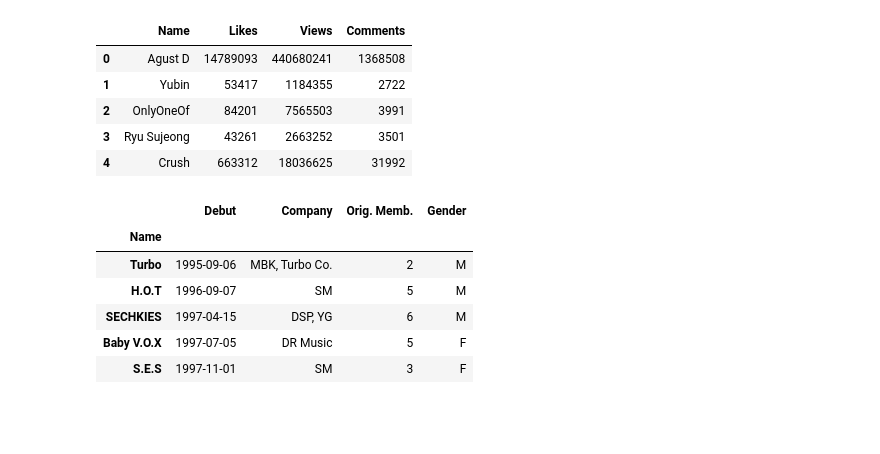
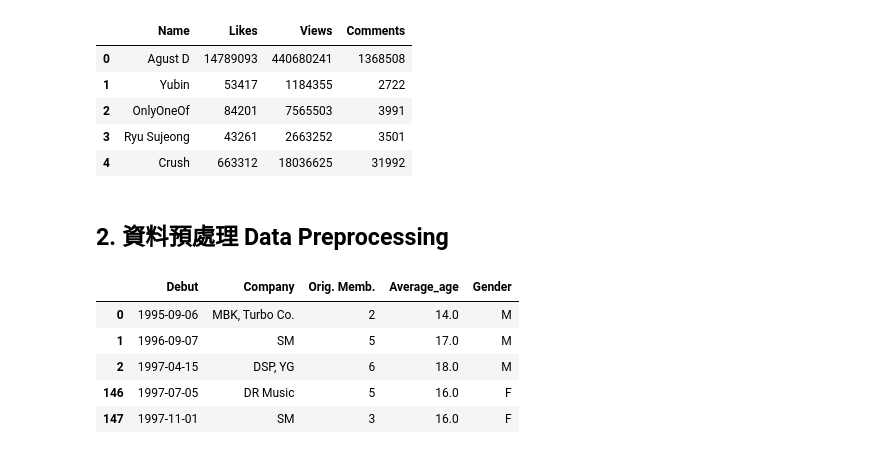
Before and after one commit to sleeping-psystudent/Dspy-Final-Project, a Jupyter notebook: Relation_analysis.ipynb, the cells around one changed output. Saved outputs shown, nothing was run; the diff lists cells and outputs as text; code cells hidden in the pictures; blank space fills up the shorter version.

```diff
--- a/Relation_analysis.ipynb
+++ b/Relation_analysis.ipynb
@@ -9,7 +11,7 @@ import matplotlib as mpl
 取`Gender`, `Age`, `Ori. Memb.`, `Year`, `Company`五個因素
 # %%
-boys=pd.read_csv("./data/kpop_idols_boy_groups.csv")
-girls=pd.read_csv("./data/kpop_idols_girl_groups.csv")
+boys=pd.read_csv("./data/kpop_boy_groups.csv")
+girls=pd.read_csv("./data/kpop_girl_groups.csv")
 yt=pd.read_csv("./data/youtube.csv")
 # %%
 boys.head()
@@ -38,27 +40,33 @@ yt.head()
 | 2 | OnlyOneOf | 84201 | 7565503 | 3991 |
 | 3 | Ryu Sujeong | 43261 | 2663252 | 3501 |
 | 4 | Crush | 663312 | 18036625 | 31992 |
+# %% [markdown]
+## 2. 資料預處理 Data Preprocessing
 # %%
 # boys資料前處理
 boys["Gender"]="M"
-boys_n=boys.drop(["Short", "Korean Name", "Members", "Fanclub Name", "Active"], axis=1)
+boys_n=boys.drop(["Short", "Members", "Fanclub Name", "Active"], axis=1)
+boys_n.dropna(subset=["Average_age"], inplace=True)
+boys_n["Debut"]=pd.to_datetime(boys_n["Debut"], format='%Y-%m-%d')
+boys_n.set_index("Name", inplace=True)
+boys_n=boys_n.sort_values("Debut")
 
 # girls資料前處理
 girls["Gender"]="F"
-girls_n=girls.drop(["Short", "Korean Name", "Members", "Fanclub Name", "Active"], axis=1)
+girls_n=girls.drop(["Short", "Members", "Fanclub Name", "Active"], axis=1)
+girls_n.dropna(subset=["Average_age"], inplace=True)
+girls_n["Debut"]=pd.to_datetime(girls_n["Debut"], format='%Y-%m-%d')
+girls_n.set_index("Name", inplace=True)
+girls_n=girls_n.sort_values("Debut")
 
 # merge
 Factors=pd.merge(boys_n, girls_n, how="outer")
-Factors["Debut"]=pd.to_datetime(Factors["Debut"], format='%Y-%m-%d')
-# Factors["Debut"]=pd.to_datetime(Factors["Debut"]).dt.year
-Factors.set_index("Name", inplace=True)
 Factors=Factors.sort_values("Debut")
 Factors.head()
 # %% [output]
-|  | Debut | Company | Orig. Memb. | Gender |
-| Name |  |  |  |  |
-| Turbo | 1995-09-06 | MBK, Turbo Co. | 2 | M |
-| H.O.T | 1996-09-07 | SM | 5 | M |
-| SECHKIES | 1997-04-15 | DSP, YG | 6 | M |
-| Baby V.O.X | 1997-07-05 | DR Music | 5 | F |
-| S.E.S | 1997-11-01 | SM | 3 | F |
+|  | Debut | Company | Orig. Memb. | Average_age | Gender |
+| 0 | 1995-09-06 | MBK, Turbo Co. | 2 | 14.0 | M |
+| 1 | 1996-09-07 | SM | 5 | 17.0 | M |
+| 2 | 1997-04-15 | DSP, YG | 6 | 18.0 | M |
+| 146 | 1997-07-05 | DR Music | 5 | 16.0 | F |
+| 147 | 1997-11-01 | SM | 3 | 16.0 | F |
```
Also changed, not shown: parts of 17 cells of this notebook.
